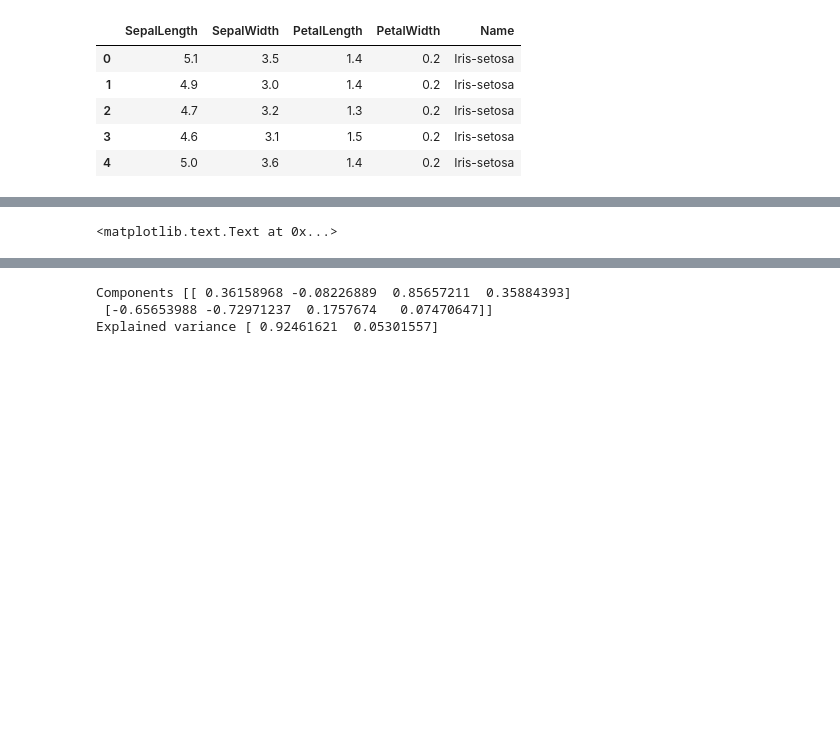
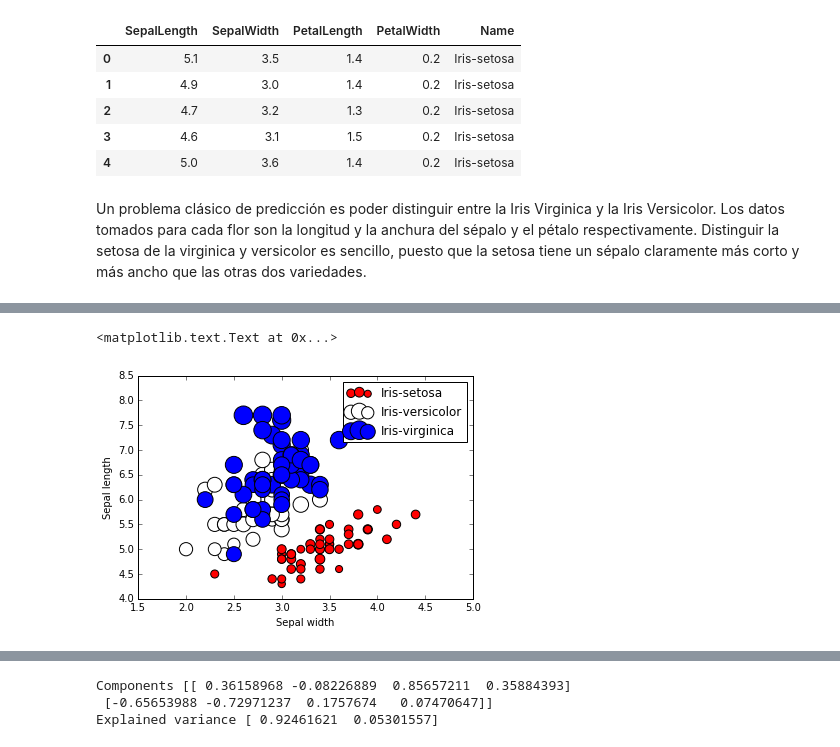
Before and after one commit to ekergy/jupyter_notebooks, a Jupyter notebook: curso/6-ML.ipynb, the cells around one changed output, grey strips where cells are left out. Drawn from its saved outputs; the diff is of its cells as text; code cells hidden in the pictures; blank space fills up the shorter version.

```diff
--- a/curso/6-ML.ipynb
+++ b/curso/6-ML.ipynb
@@ -113,11 +144,18 @@ iris.head()
 | 2 | 4.7 | 3.2 | 1.3 | 0.2 | Iris-setosa |
 | 3 | 4.6 | 3.1 | 1.5 | 0.2 | Iris-setosa |
 | 4 | 5.0 | 3.6 | 1.4 | 0.2 | Iris-setosa |
+# %% [markdown]
+Un problema clásico de predicción es poder distinguir entre la Iris Virginica y la Iris Versicolor. Los datos tomados para cada flor son la longitud y la anchura del sépalo y el pétalo respectivamente. Distinguir la setosa de la virginica y versicolor es sencillo, puesto que la setosa tiene un sépalo claramente más corto y más ancho que las otras dos variedades.
 # %%
 fig = plt.figure(5)
 ax = fig.add_subplot(1,1,1)
-for s, c in zip(iris.groupby('Name'), ['r', 'y', 'b']):
-    s[1].plot.scatter(x='SepalWidth', y='SepalLength', c=c, s=50*s[1]['PetalLength'], ax=ax, label=s[0])
+for s, c in zip(iris.groupby('Name'), ['r', 'w', 'b']):
+    s[1].plot.scatter(x='SepalWidth',
+                      y='SepalLength',
+                      c=c,
+                      s=50*s[1]['PetalLength'],
+                      ax=ax,
+                      label=s[0])
 
 plt.xlabel('Sepal width')
 plt.ylabel('Sepal length')
@@ -127 +163,2 @@ plt.ylabel('Sepal length')
 <matplotlib.text.Text at 0x...>
+[figure, added]
```
Also changed, not shown: parts of 24 cells of this notebook, 2 other files.
